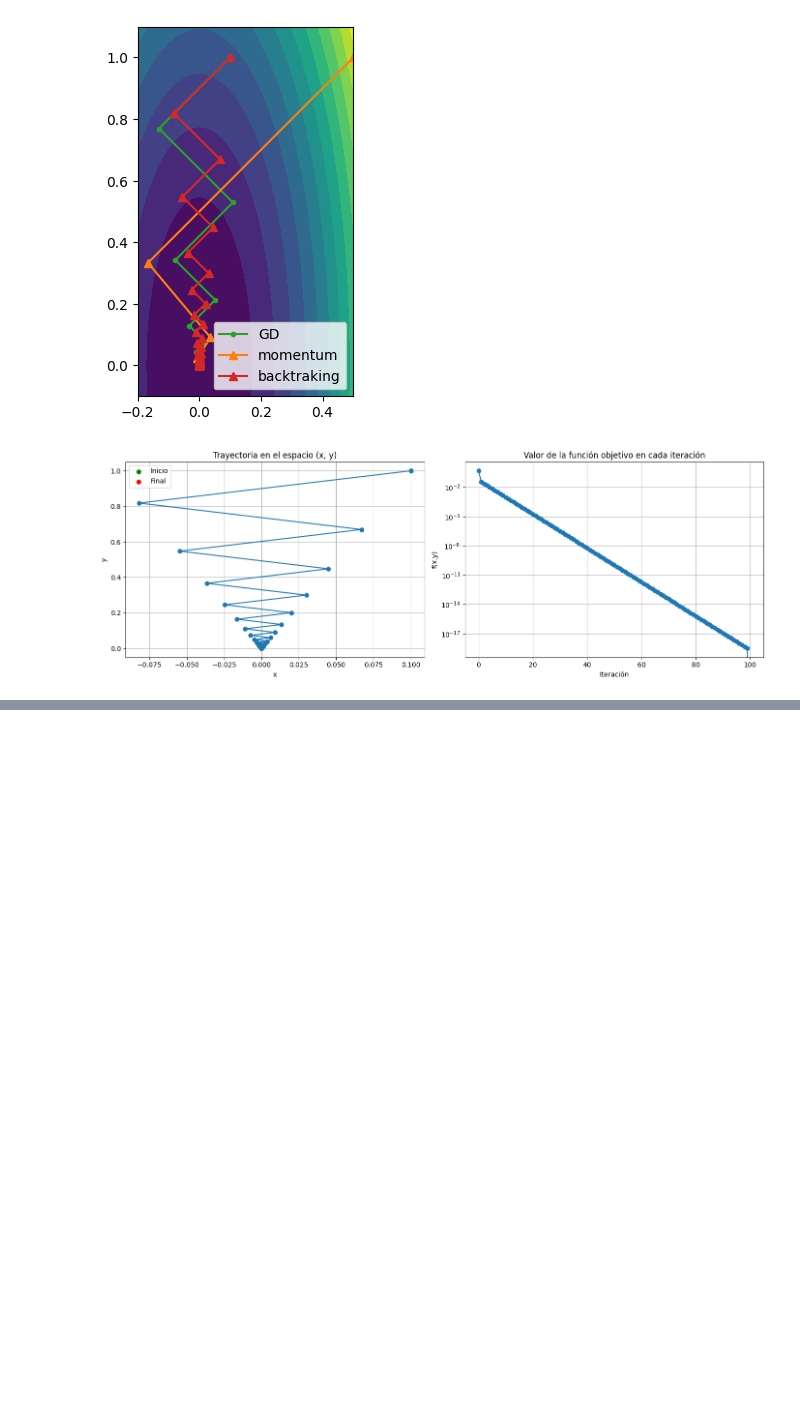
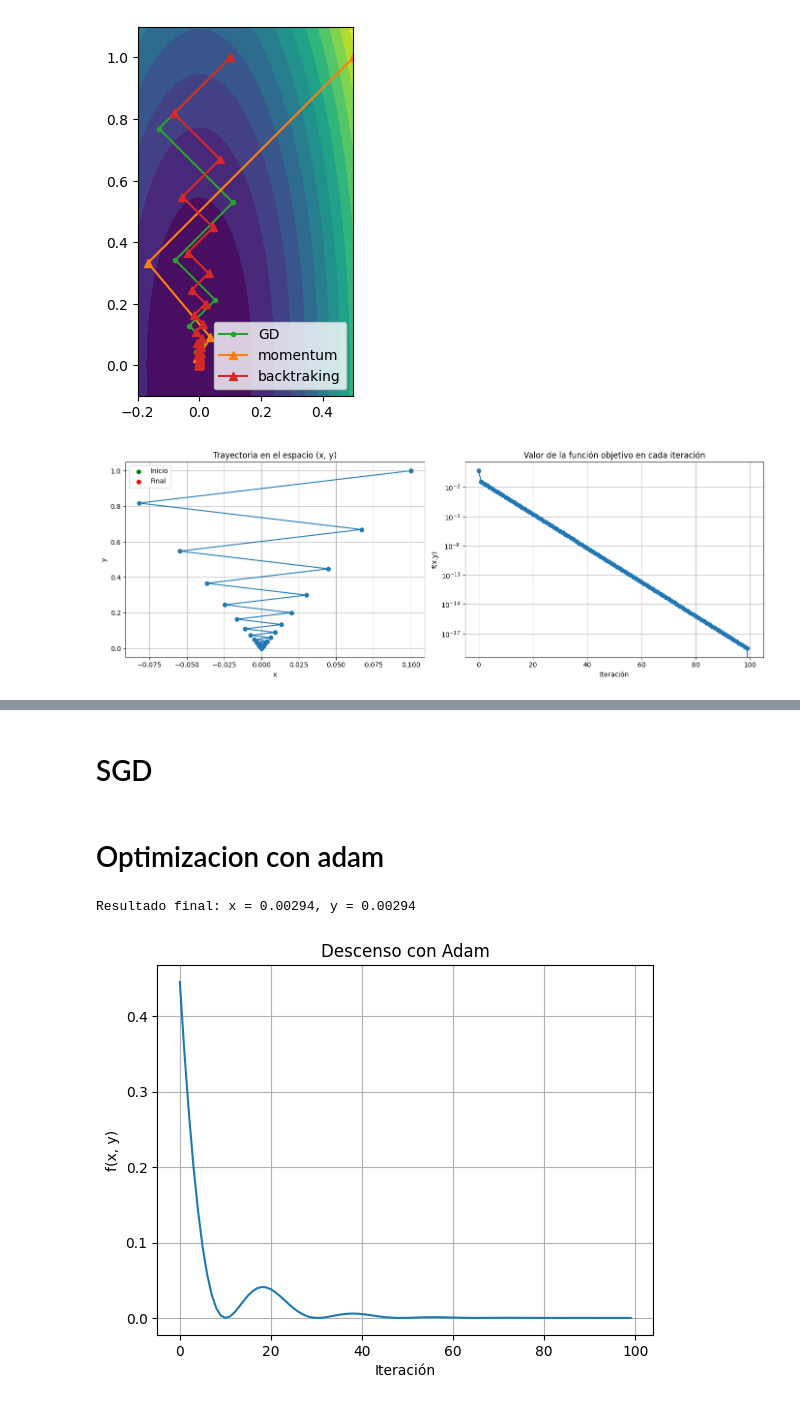
Before and after one commit to carbonecar/maestria, a Jupyter notebook: optimizacion/minimos_cuadrados/clase_3.ipynb, the cells around one changed output, grey strips where cells are left out. Saved outputs shown, nothing was run; the diff lists cells and outputs as text; code cells hidden in the pictures; blank space fills up the shorter version.

```diff
--- a/optimizacion/minimos_cuadrados/clase_3.ipynb
+++ b/optimizacion/minimos_cuadrados/clase_3.ipynb
@@ -415,0 +518,56 @@ def f2(x,y):
+# %% [markdown]
+# SGD
+# %% [markdown]
+# Optimizacion con adam
+# %%
+import numpy as np
+import matplotlib.pyplot as plt
+
+# Función y gradiente
+def f(x, y, b):
+    return 0.5 * (x**2 + b * y**2)
+
+def grad(x, y, b):
+    return np.array([x, b * y])
+
+# Parámetros
+b = 0.1
+alpha = 0.1  # learning rate
+beta1 = 0.9
+beta2 = 0.999
+eps = 1e-8
+num_steps = 100
+
+# Inicialización
+xk = np.array([1.0, 1.0])  # punto inicial
+m = np.zeros(2)
+v = np.zeros(2)
+f_vals = []
+
+# Adam
+for t in range(1, num_steps + 1):
+    g = grad(xk[0], xk[1], b)
+
+    # Actualizar momentos
+    m = beta1 * m + (1 - beta1) * g
+    v = beta2 * v + (1 - beta2) * (g ** 2)
+
+    # Bias correction
+    m_hat = m / (1 - beta1 ** t)
+    v_hat = v / (1 - beta2 ** t)
+
+    # Actualización de parámetros
+    xk = xk - alpha * m_hat / (np.sqrt(v_hat) + eps)
+
+    f_vals.append(f(xk[0], xk[1], b))
+
+print(f"Resultado final: x = {xk[0]:.5f}, y = {xk[1]:.5f}")
+plt.plot(f_vals)
+plt.xlabel("Iteración")
+plt.ylabel("f(x, y)")
+plt.title("Descenso con Adam")
+plt.grid(True)
+plt.show()
+# %% [output]
+Resultado final: x = 0.00294, y = 0.00294
+[figure, added]
```
Also changed, not shown: parts of 8 cells of this notebook, 14 other files.
